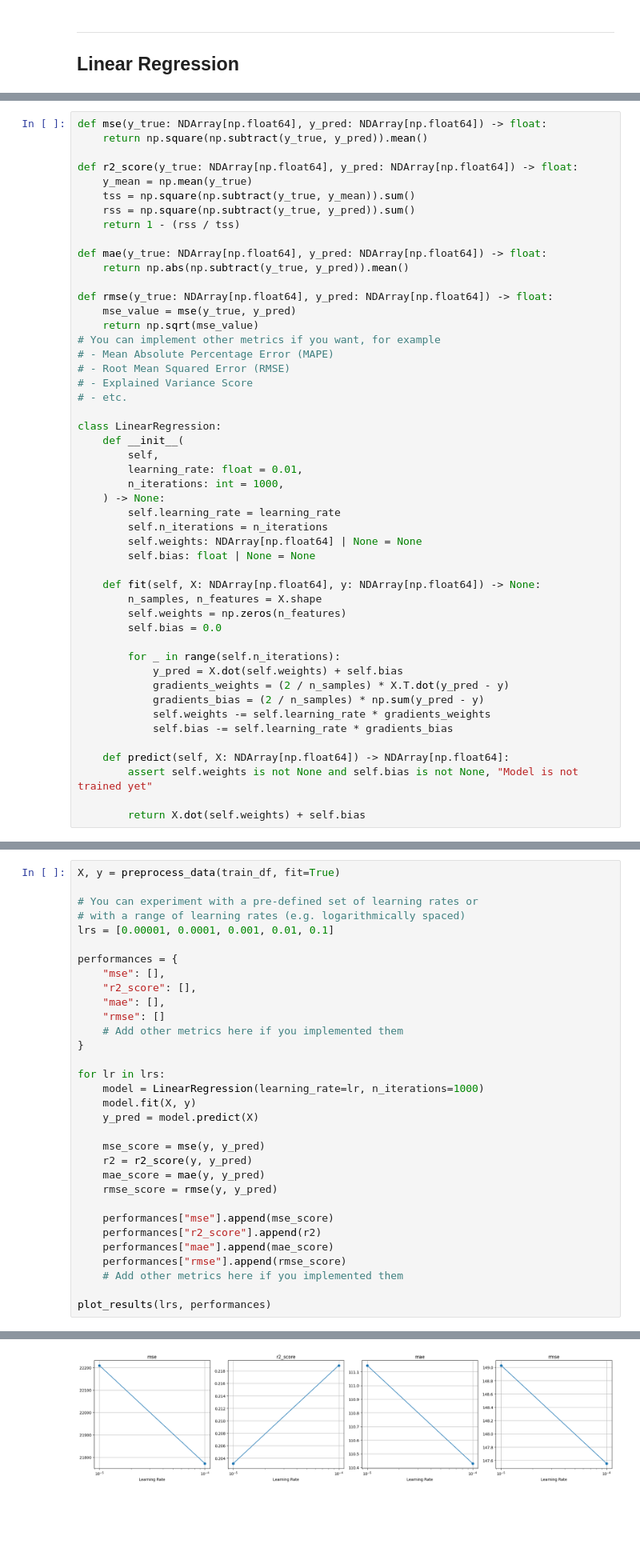
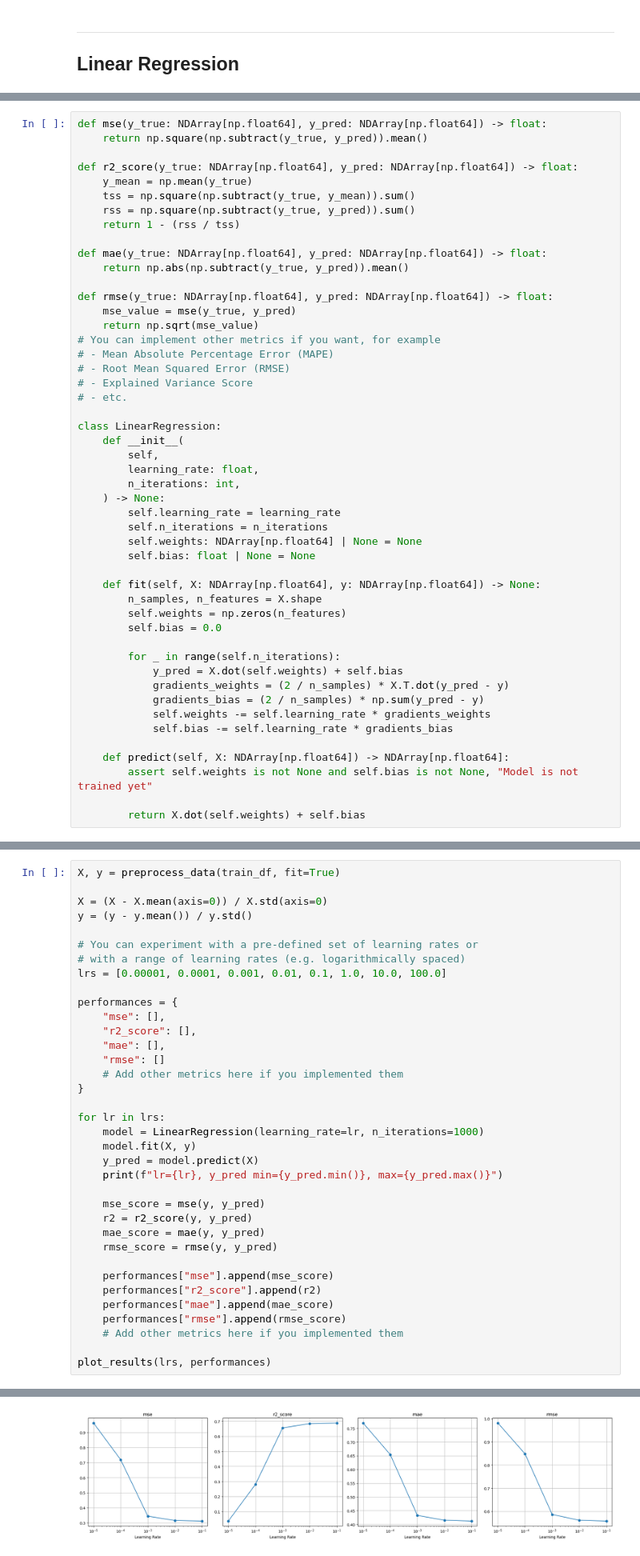
Before and after one commit to sofiavvb/ml, a Jupyter notebook: Tarefa01/mc886_1s2026-assignment_1.ipynb, the cells around one changed output, grey strips where cells are left out. Shown at 80% size. Drawn from its saved outputs; the diff is of its cells as text; blank space fills up the shorter version.

```diff
--- a/Tarefa01/mc886_1s2026-assignment_1.ipynb
+++ b/Tarefa01/mc886_1s2026-assignment_1.ipynb
@@ -697,8 +697,8 @@ def rmse(y_true: NDArray[np.float64], y_pred: NDArray[np.float64]) -> float:
 class LinearRegression:
     def __init__(
         self,
-        learning_rate: float = 0.01,
-        n_iterations: int = 1000,
+        learning_rate: float,
+        n_iterations: int,
     ) -> None:
         self.learning_rate = learning_rate
         self.n_iterations = n_iterations
@@ -740,9 +740,12 @@ def plot_results(lrs: list[float], performances: dict[str, list[float]]) -> None
 # %%
 X, y = preprocess_data(train_df, fit=True)
 
+X = (X - X.mean(axis=0)) / X.std(axis=0)
+y = (y - y.mean()) / y.std()
+
 # You can experiment with a pre-defined set of learning rates or
 # with a range of learning rates (e.g. logarithmically spaced)
-lrs = [0.00001, 0.0001, 0.001, 0.01, 0.1]
+lrs = [0.00001, 0.0001, 0.001, 0.01, 0.1, 1.0, 10.0, 100.0]
 
 performances = {
     "mse": [],
@@ -756,6 +759,7 @@ for lr in lrs:
     model = LinearRegression(learning_rate=lr, n_iterations=1000)
     model.fit(X, y)
     y_pred = model.predict(X)
+    print(f"lr={lr}, y_pred min={y_pred.min()}, max={y_pred.max()}")
 
     mse_score = mse(y, y_pred)
     r2 = r2_score(y, y_pred)
@@ -775,4 +787,4 @@ plot_results(lrs, performances)
-[figure, old version]
+[figure, new version]
 # %% [markdown]
 > **Question:**
 >
```
Also changed, not shown: parts of 14 cells of this notebook.
